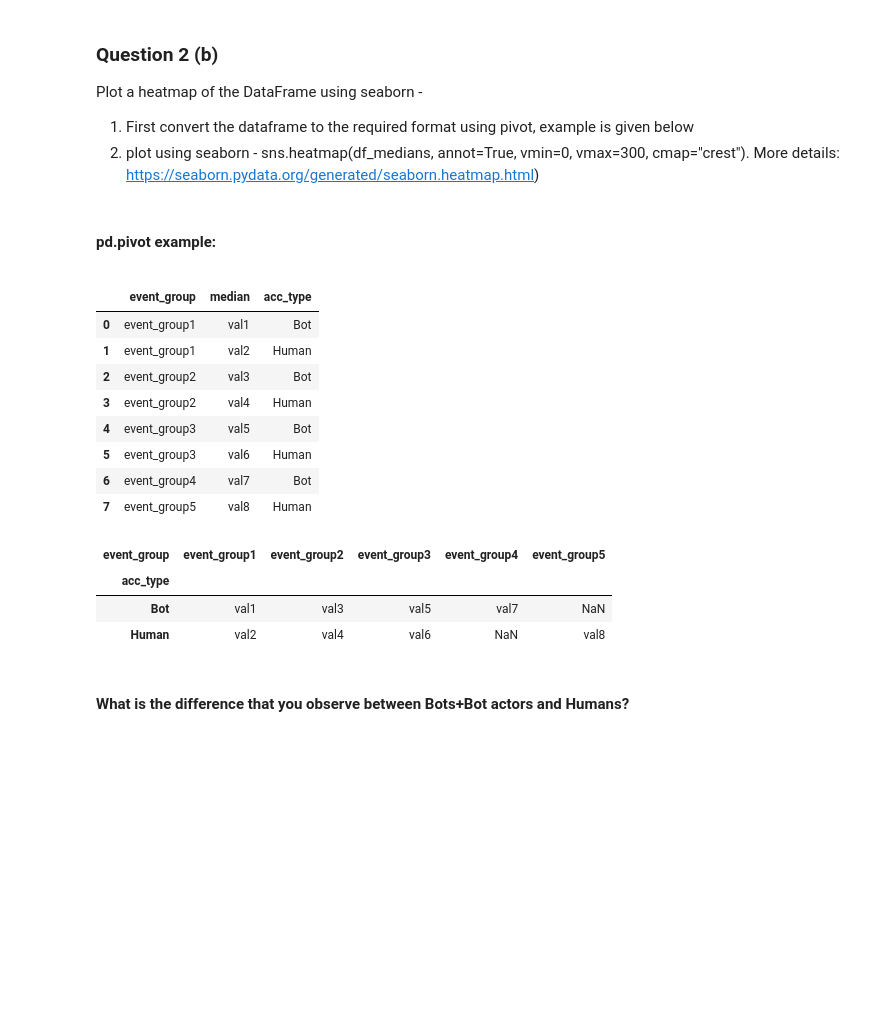
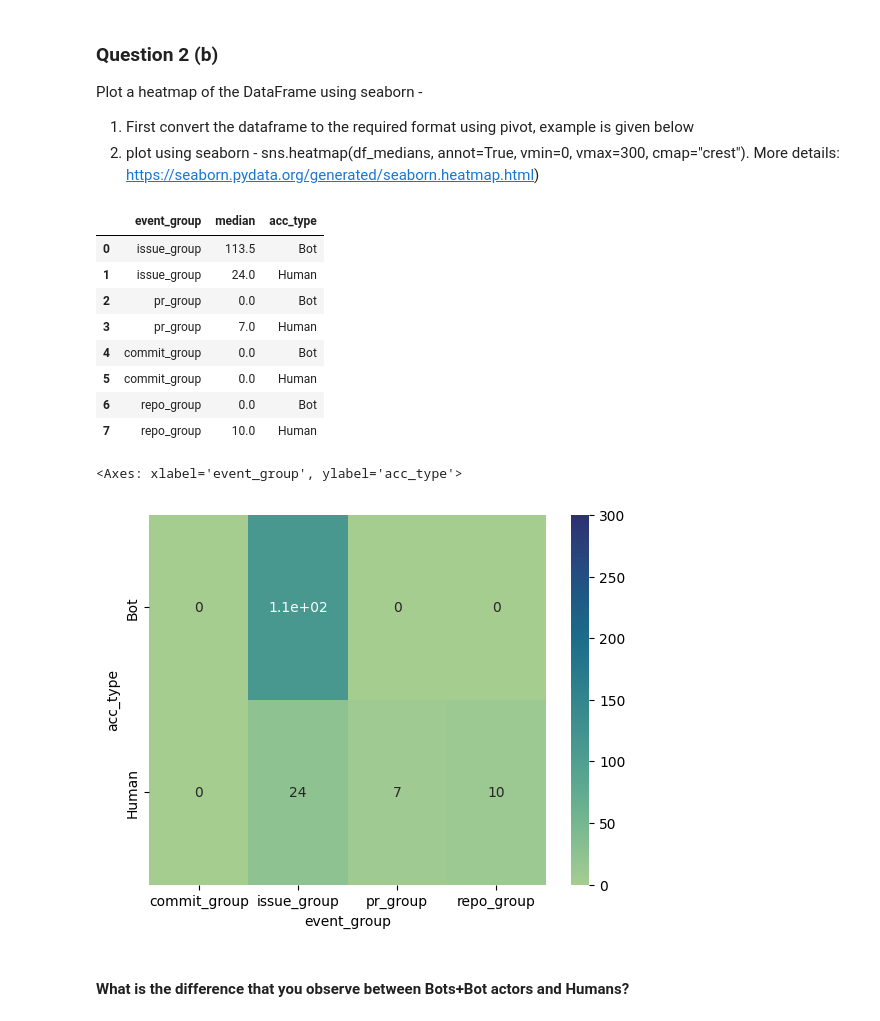
Before and after one commit to PizzaManStarted/Software_Evolution_TP_bots, a Jupyter notebook: TP_bots_template.ipynb, the cells around one changed output. Cells and saved outputs as stored; diff of their text form; code cells hidden in the pictures; blank space fills up the shorter version.

```diff
--- a/TP_bots_template.ipynb
+++ b/TP_bots_template.ipynb
@@ -441,5 +469,7 @@ issue_group = ['IssueCommentEvent', 'IssuesEvent']
 pr_group = ['PullRequestEvent', 'PullRequestReviewCommentEvent']
 commit_group = ['CommitCommentEvent', 'PushEvent']
 repo_group = ['CreateEvent', 'DeleteEvent', 'ForkEvent', 'GollumEvent', 'MemberEvent', 'PublicEvent', 'ReleaseEvent', 'SponsorshipEvent', 'WatchEvent']
+
+groups = [(issue_group, "issue_group"), (pr_group, "pr_group"), (commit_group, "commit_group"), (repo_group, "repo_group")]
 # %%
 # YOUR CODE BELOW
@@ -446,2 +543,8 @@ repo_group = ['CreateEvent', 'DeleteEvent', 'ForkEvent', 'GollumEvent', 'MemberE
 # %%
 # YOUR CODE BELOW
+contributors_pd_1 = contributors_pd.rename(columns={'contributor': 'login'})
+
+contributors_pd_1 = group.merge(contributors_pd_1 [['login', 'acc_type']], on='login')
+
+contributors_pd_1 = contributors_pd_1.fillna(0)
+contributors_pd_1
@@ -452,15 +573,15 @@ repo_group = ['CreateEvent', 'DeleteEvent', 'ForkEvent', 'GollumEvent', 'MemberE
 
 Row should correspond to type (Bot_BotActor and Human), Column should have Event group name and the values should be the median value of Bot_BotActor or Human for that particular event group. An example is given below
 # %%
-# For example:
-medians = [{'event_group': 'event_group1', 'median': 'val1', 'acc_type': 'Bot_app'},
-           {'event_group': 'event_group1', 'median': 'val2', 'acc_type': 'Human'},
-           {'event_group': 'event_group2', 'median': 'val3', 'acc_type': 'Bot_app'},
-           {'event_group': 'event_group2', 'median': 'val4', 'acc_type': 'Human'},
-           {'event_group': 'event_group3', 'median': 'val5', 'acc_type': 'Bot_app'},
-           {'event_group': 'event_group3', 'median': 'val6', 'acc_type': 'Human'},
-           {'event_group': 'event_group4', 'median': 'val7', 'acc_type': 'Bot_app'},
-           {'event_group': 'event_group5', 'median': 'val8', 'acc_type': 'Human'}]
+rows = ["Bot Actor", "Human"]
+event_groups = ["issue_group", "pr_group", "commit_group", "repo_group"]
+
+medians = []
+for group in event_groups:
+    for r in rows:
+        medians.append({"group": group, "median": contributors_pd_1.query("acc_type==\'" + r + "\'" )[group].median(),
+                        'acc_type': r})
+
 df_medians = pd.DataFrame.from_dict(medians)
 df_medians
 # %% [output]
@@ -481,38 +600,33 @@ df_medians
 Plot a heatmap of the DataFrame using seaborn -
 1. First convert the dataframe to the required format using pivot, example is given below
 2. plot using seaborn - sns.heatmap(df_medians, annot=True, vmin=0, vmax=300, cmap="crest"). More details: https://seaborn.pydata.org/generated/seaborn.heatmap.html)
-# %% [markdown]
-#### pd.pivot example:
-<a id='pivot_example'></a>
 # %%
-# Main DataFrame
-medians = [{'event_group': 'event_group1', 'median': 'val1', 'acc_type': 'Bot'},
-           {'event_group': 'event_group1', 'median': 'val2', 'acc_type': 'Human'},
-           {'event_group': 'event_group2', 'median': 'val3', 'acc_type': 'Bot'},
-           {'event_group': 'event_group2', 'median': 'val4', 'acc_type': 'Human'},
-           {'event_group': 'event_group3', 'median': 'val5', 'acc_type': 'Bot'},
-           {'event_group': 'event_group3', 'median': 'val6', 'acc_type': 'Human'},
-           {'event_group': 'event_group4', 'median': 'val7', 'acc_type': 'Bot'},
-           {'event_group': 'event_group5', 'median': 'val8', 'acc_type': 'Human'}]
+rows = ["Bot", "Human"]
+event_groups = ["issue_group", "pr_group", "commit_group", "repo_group"]
+
+medians = []
+for group in event_groups:
+    for r in rows:
+        medians.append({"event_group": group, "median": contributors_pd_1.query("acc_type==\'" + r + "\'" )[group].median(),
+                        'acc_type': r})
+
 df_medians = pd.DataFrame.from_dict(medians)
 df_medians
 # %% [output]
 |  | event_group | median | acc_type |
-| 0 | event_group1 | val1 | Bot |
-| 1 | event_group1 | val2 | Human |
-| 2 | event_group2 | val3 | Bot |
-| 3 | event_group2 | val4 | Human |
-| 4 | event_group3 | val5 | Bot |
-| 5 | event_group3 | val6 | Human |
-| 6 | event_group4 | val7 | Bot |
-| 7 | event_group5 | val8 | Human |
+| 0 | issue_group | 113.5 | Bot |
+| 1 | issue_group | 24.0 | Human |
+| 2 | pr_group | 0.0 | Bot |
+| 3 | pr_group | 7.0 | Human |
+| 4 | commit_group | 0.0 | Bot |
+| 5 | commit_group | 0.0 | Human |
+| 6 | repo_group | 0.0 | Bot |
+| 7 | repo_group | 10.0 | Human |
 # %%
 # pivot the main DataFrame
-df_medians.pivot(index='acc_type', columns='event_group', values='median')#.reset_index().rename_axis(None,axis=1)
+df_medians = df_medians.pivot(index='acc_type', columns='event_group', values='median')#.reset_index().rename_axis(None,axis=1)
-# %% [output]
-| event_group | event_group1 | event_group2 | event_group3 | event_group4 | event_group5 |
-| acc_type |  |  |  |  |  |
-| Bot | val1 | val3 | val5 | val7 | NaN |
-| Human | val2 | val4 | val6 | NaN | val8 |
 # %%
-# YOUR CODE BELOW
+sns.heatmap(df_medians, annot=True, vmin=0, vmax=300, cmap="crest")
+# %% [output]
+<Axes: xlabel='event_group', ylabel='acc_type'>
+[figure, added]
```
Also changed, not shown: parts of 20 cells of this notebook.
